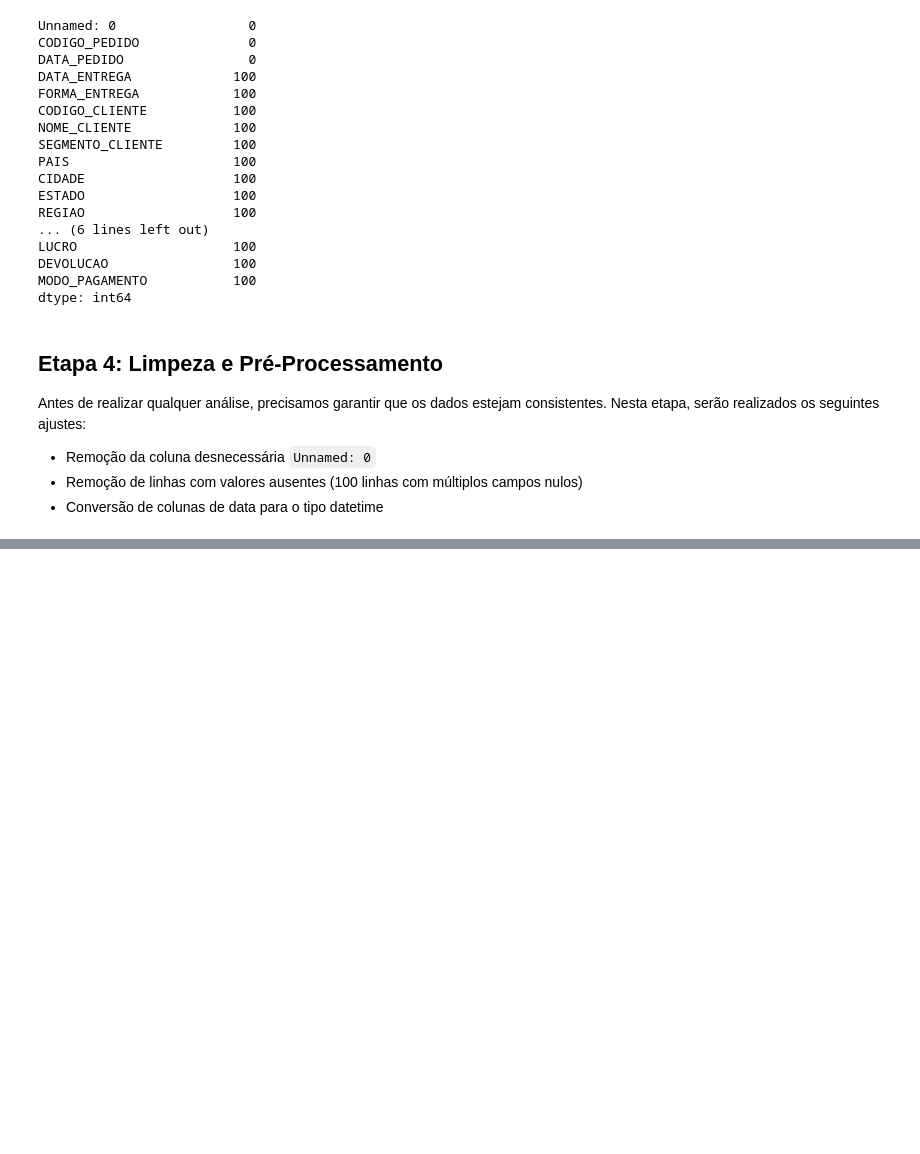
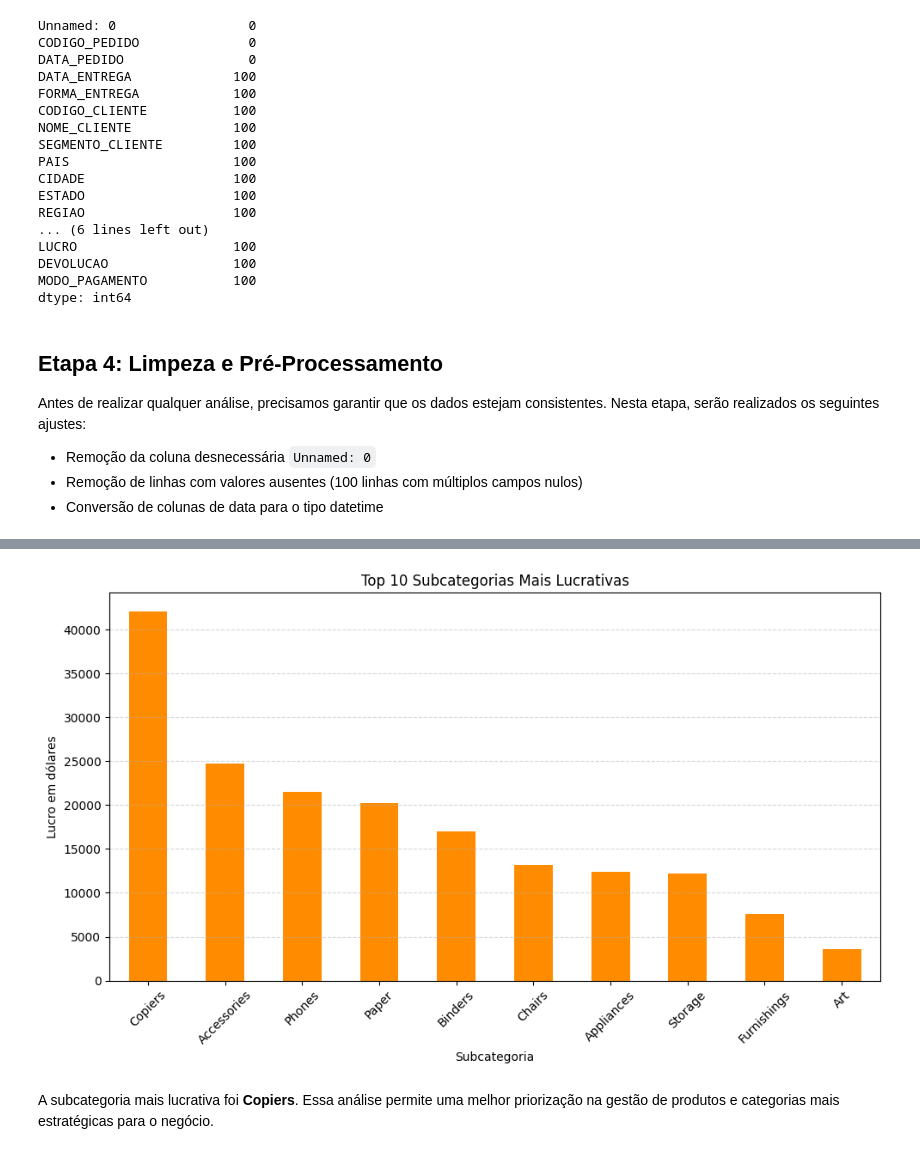
Before and after one commit to davidycardoso/projeto-dados, a Jupyter notebook: app.ipynb, the cells around one changed output, grey strips where cells are left out. Cells and saved outputs as stored; diff of their text form; code cells hidden in the pictures; blank space fills up the shorter version.

```diff
--- a/app.ipynb
+++ b/app.ipynb
@@ -108,0 +204,3 @@ df[df.isnull().any(axis=1)].head()
+# %%
+lucro_por_subcategoria = df.groupby("SUB_CATEGORIA_PRODUTO")["LUCRO"].sum().sort_values(ascending=False)
+print(lucro_por_subcategoria.head(10))
@@ -108,0 +220,14 @@ df[df.isnull().any(axis=1)].head()
+# %%
+plt.figure(figsize=(10,6))
+lucro_por_subcategoria.head(10).plot(kind="bar", color="darkorange")
+plt.title("Top 10 Subcategorias Mais Lucrativas")
+plt.ylabel("Lucro em dólares")
+plt.xlabel("Subcategoria")
+plt.grid(axis="y", linestyle="--", alpha=0.5)
+plt.xticks(rotation=45)
+plt.tight_layout()
+plt.show()
+# %% [output]
+[figure, added]
+# %% [markdown]
+A subcategoria mais lucrativa foi **Copiers**. Essa análise permite uma melhor priorização na gestão de produtos e categorias mais estratégicas para o negócio.
```
Also changed, not shown: parts of 21 cells of this notebook.
